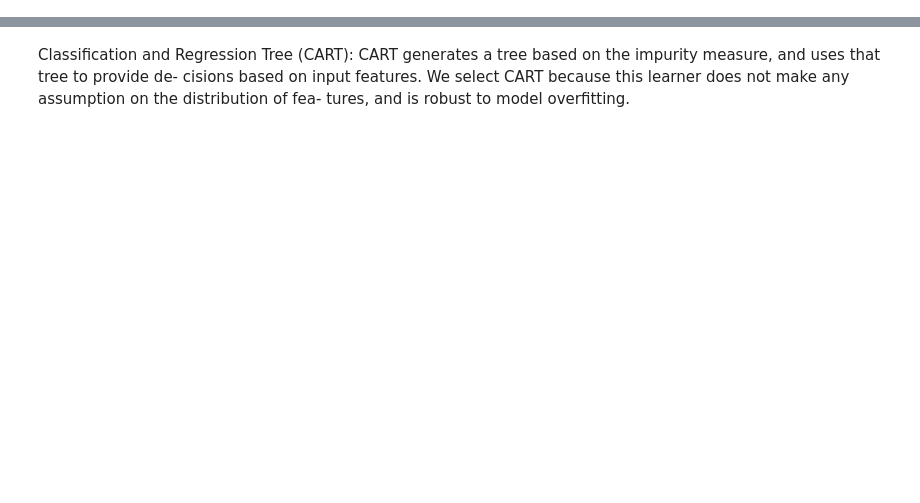
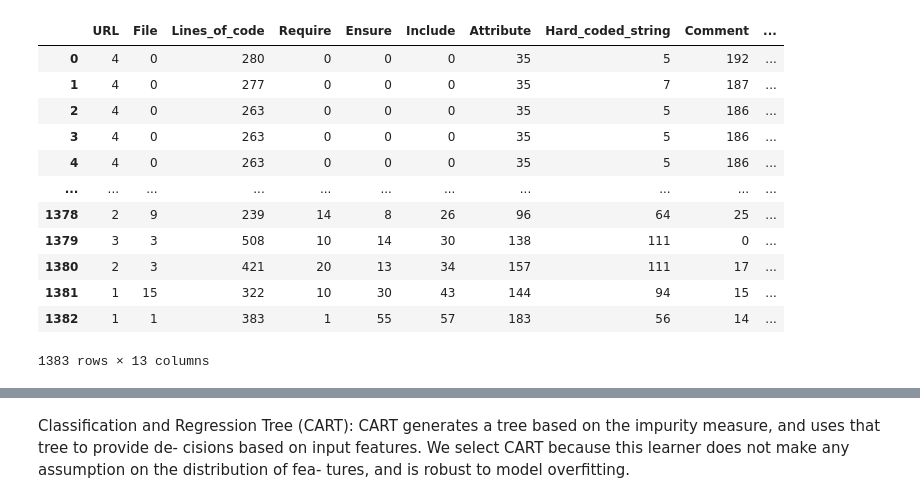
Before and after one commit to GoodNightIsabel/Replication, a Jupyter notebook: RQ3_.ipynb, the cells around one changed output, grey strips where cells are left out. Saved outputs shown, nothing was run; the diff lists cells and outputs as text; code cells hidden in the pictures; blank space fills up the shorter version.

```diff
--- a/RQ3_.ipynb
+++ b/RQ3_.ipynb
@@ -28,0 +54,21 @@ Data1
+# %%
+# Define the list of columns to exclude
+columns_to_exclude = ['org', 'file_']
+
+# Read the CSV file while excluding the specified colum
+Data2 = pd.read_csv('IST_OST.csv', usecols=lambda column: column not in columns_to_exclude)
+Data2
+# %% [output]
+|  | URL | File | Lines_of_code | Require | Ensure | Include | Attribute | Hard_coded_string | Comment | ... |
+| 0 | 4 | 0 | 280 | 0 | 0 | 0 | 35 | 5 | 192 | ... |
+| 1 | 4 | 0 | 277 | 0 | 0 | 0 | 35 | 7 | 187 | ... |
+| 2 | 4 | 0 | 263 | 0 | 0 | 0 | 35 | 5 | 186 | ... |
+| 3 | 4 | 0 | 263 | 0 | 0 | 0 | 35 | 5 | 186 | ... |
+| 4 | 4 | 0 | 263 | 0 | 0 | 0 | 35 | 5 | 186 | ... |
+| ... | ... | ... | ... | ... | ... | ... | ... | ... | ... | ... |
+| 1378 | 2 | 9 | 239 | 14 | 8 | 26 | 96 | 64 | 25 | ... |
+| 1379 | 3 | 3 | 508 | 10 | 14 | 30 | 138 | 111 | 0 | ... |
+| 1380 | 2 | 3 | 421 | 20 | 13 | 34 | 157 | 111 | 17 | ... |
+| 1381 | 1 | 15 | 322 | 10 | 30 | 43 | 144 | 94 | 15 | ... |
+| 1382 | 1 | 1 | 383 | 1 | 55 | 57 | 183 | 56 | 14 | ... |
+1383 rows × 13 columns
```
Also changed, not shown: parts of 18 cells of this notebook.
